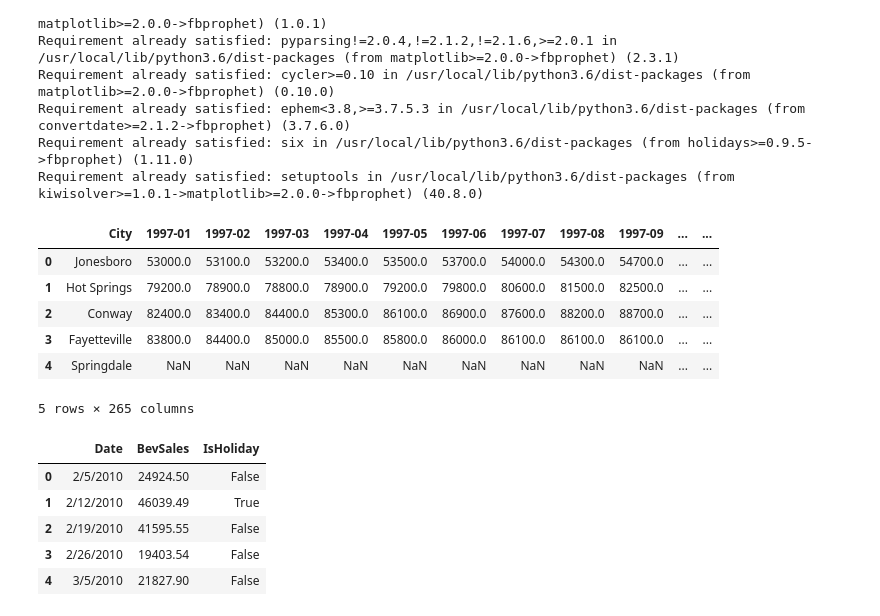
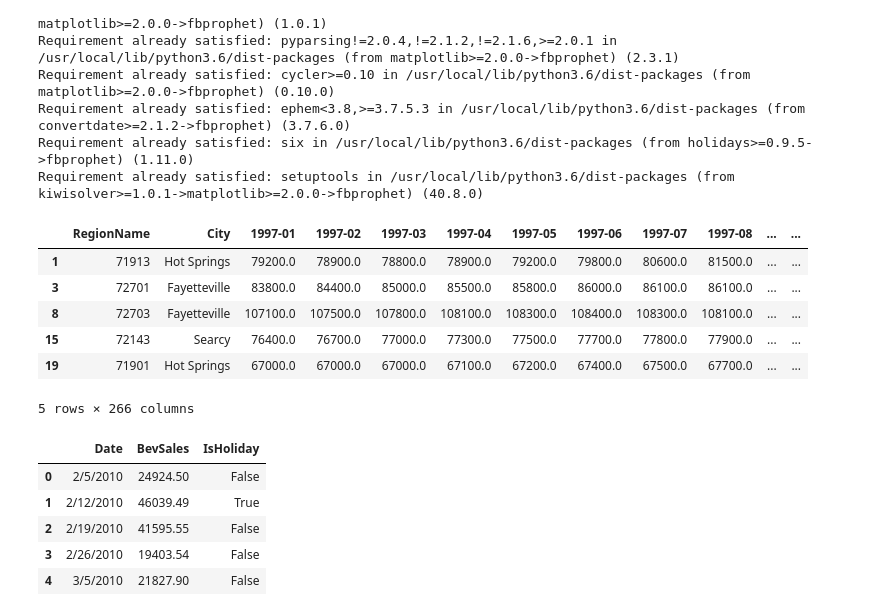
Before and after one commit to jaymahapatra/IST-718-Lab-6, a Jupyter notebook: Lab 6.ipynb, the cells around one changed output. Saved outputs shown, nothing was run; the diff lists cells and outputs as text; code cells hidden in the pictures.

```diff
--- a/Lab 6.ipynb
+++ b/Lab 6.ipynb
@@ -34,22 +34,24 @@ plt.style.use('fivethirtyeight')
 # %%
 # OBTAIN
 
-zipcodes = pd.read_csv('https://raw.githubusercontent.com/jaymahapatra/IST-718-Lab-6/master/Zip_Zhvi_SingleFamilyResidence.csv', sep=',', error_bad_lines=False, encoding = "ISO-8859-1")
-zipcodes.head()
+zipcode = pd.read_csv('https://raw.githubusercontent.com/jaymahapatra/IST-718-Lab-6/master/Zip_Zhvi_SingleFamilyResidence.csv', sep=',', error_bad_lines=False, encoding = "ISO-8859-1")
+zipcode.head()
 
 #Drop Columns
-zipcodes = zipcodes.drop(columns=['RegionID','Metro','RegionName','State','CountyName','SizeRank'])
-zipcodes.head()
+zipcode = zipcode.drop(columns=['RegionID','Metro','State','CountyName','SizeRank'])
+zipcode.head()
 
 #Creat Little Rock only Pandas Data frame
+ark = (zipcode.loc[zipcode['City'].isin(['Hot Springs','Little Rock','Fayetteville','Searcy'])])
+ark.head()
 # %% [output]
-|  | City | 1997-01 | 1997-02 | 1997-03 | 1997-04 | 1997-05 | 1997-06 | 1997-07 | 1997-08 | 1997-09 | ... | ... |
-| 0 | Jonesboro | 53000.0 | 53100.0 | 53200.0 | 53400.0 | 53500.0 | 53700.0 | 54000.0 | 54300.0 | 54700.0 | ... | ... |
-| 1 | Hot Springs | 79200.0 | 78900.0 | 78800.0 | 78900.0 | 79200.0 | 79800.0 | 80600.0 | 81500.0 | 82500.0 | ... | ... |
-| 2 | Conway | 82400.0 | 83400.0 | 84400.0 | 85300.0 | 86100.0 | 86900.0 | 87600.0 | 88200.0 | 88700.0 | ... | ... |
-| 3 | Fayetteville | 83800.0 | 84400.0 | 85000.0 | 85500.0 | 85800.0 | 86000.0 | 86100.0 | 86100.0 | 86100.0 | ... | ... |
-| 4 | Springdale | NaN | NaN | NaN | NaN | NaN | NaN | NaN | NaN | NaN | ... | ... |
+|  | RegionName | City | 1997-01 | 1997-02 | 1997-03 | 1997-04 | 1997-05 | 1997-06 | 1997-07 | 1997-08 | ... | ... |
+| 1 | 71913 | Hot Springs | 79200.0 | 78900.0 | 78800.0 | 78900.0 | 79200.0 | 79800.0 | 80600.0 | 81500.0 | ... | ... |
+| 3 | 72701 | Fayetteville | 83800.0 | 84400.0 | 85000.0 | 85500.0 | 85800.0 | 86000.0 | 86100.0 | 86100.0 | ... | ... |
+| 8 | 72703 | Fayetteville | 107100.0 | 107500.0 | 107800.0 | 108100.0 | 108300.0 | 108400.0 | 108300.0 | 108100.0 | ... | ... |
+| 15 | 72143 | Searcy | 76400.0 | 76700.0 | 77000.0 | 77300.0 | 77500.0 | 77700.0 | 77800.0 | 77900.0 | ... | ... |
+| 19 | 71901 | Hot Springs | 67000.0 | 67000.0 | 67000.0 | 67100.0 | 67200.0 | 67400.0 | 67500.0 | 67700.0 | ... | ... |
-5 rows × 265 columns
+5 rows × 266 columns
 # %%
 # SCRUB
 # Rename zip code column for clarity
```
